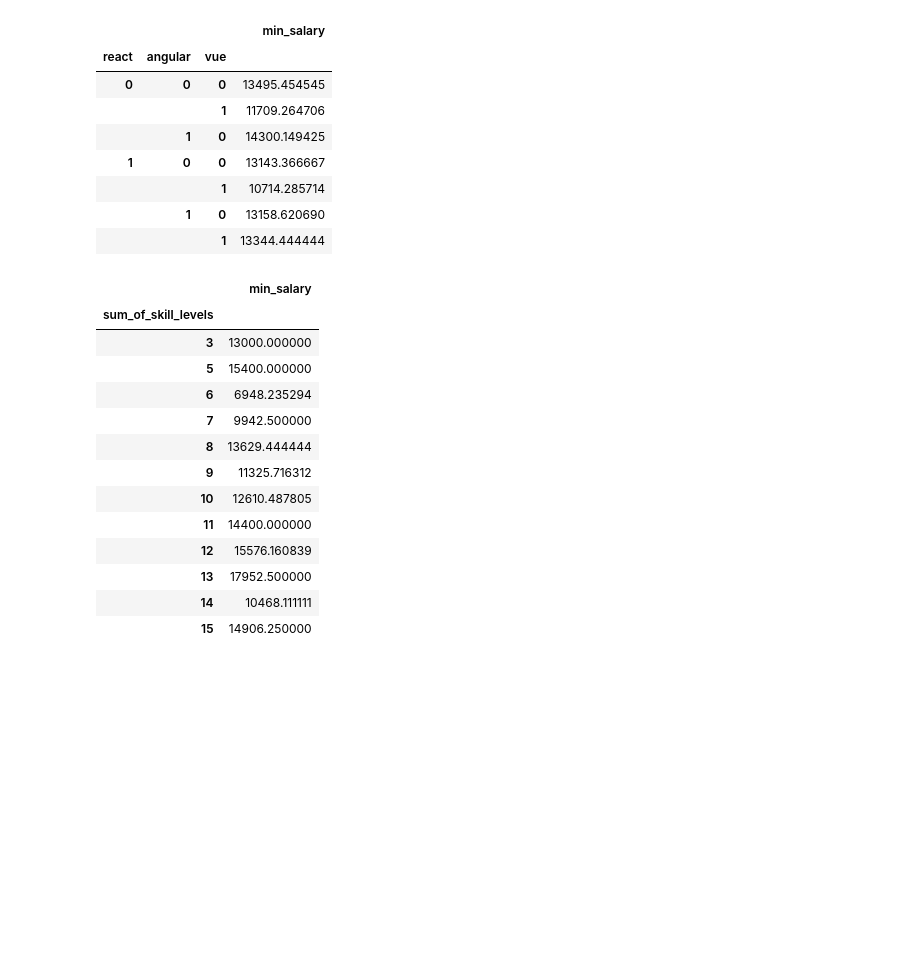
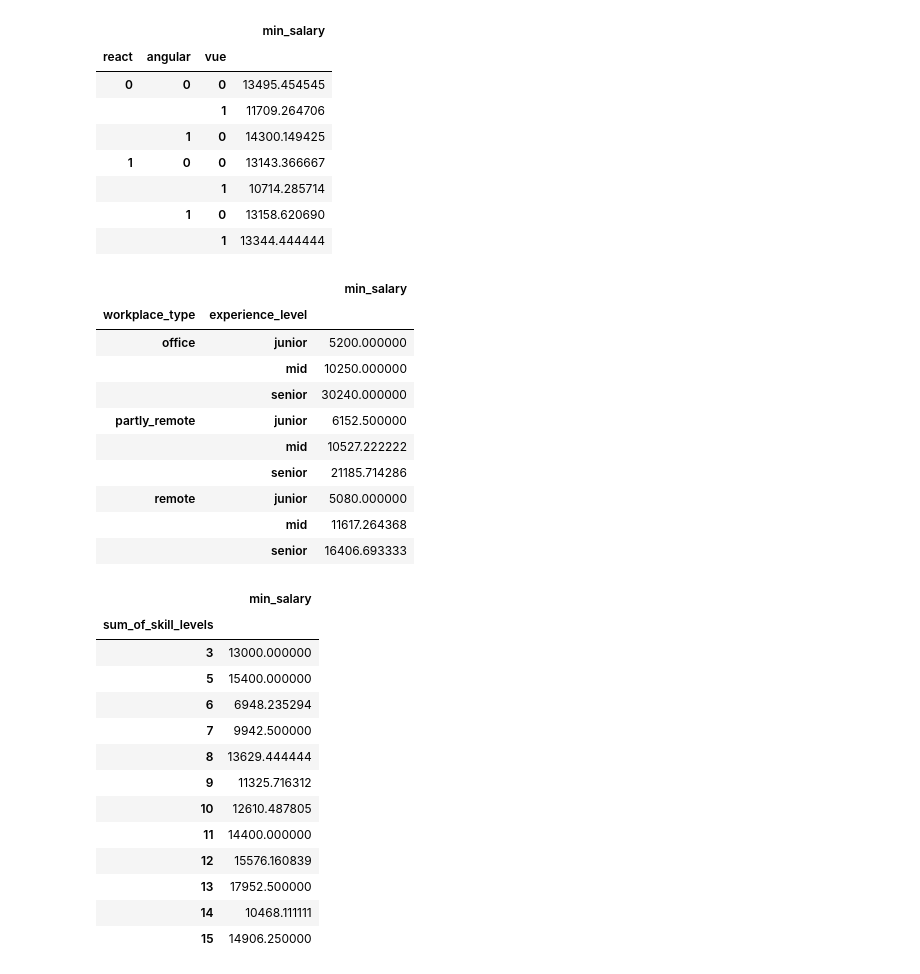
Before and after one commit to Arcywojak/maybe-some-data-science, a Jupyter notebook: Exploratory Data Analysis.ipynb, the cells around one changed output. Saved outputs shown, nothing was run; the diff lists cells and outputs as text; code cells hidden in the pictures; blank space fills up the shorter version.

```diff
--- a/Exploratory Data Analysis.ipynb
+++ b/Exploratory Data Analysis.ipynb
@@ -151,6 +151,20 @@ plt.show()
 |  |  | 1 | 10714.285714 |
 |  | 1 | 0 | 13158.620690 |
 |  |  | 1 | 13344.444444 |
+# %%
+pd.pivot_table(df, index=["workplace_type", "experience_level"], values="min_salary")
+# %% [output]
+|  |  | min_salary |
+| workplace_type | experience_level |  |
+| office | junior | 5200.000000 |
+|  | mid | 10250.000000 |
+|  | senior | 30240.000000 |
+| partly_remote | junior | 6152.500000 |
+|  | mid | 10527.222222 |
+|  | senior | 21185.714286 |
+| remote | junior | 5080.000000 |
+|  | mid | 11617.264368 |
+|  | senior | 16406.693333 |
 # %%
  pd.pivot_table(df, index="sum_of_skill_levels", values="min_salary")
 # %% [output]
```
Also changed, not shown: parts of 4 cells of this notebook.
